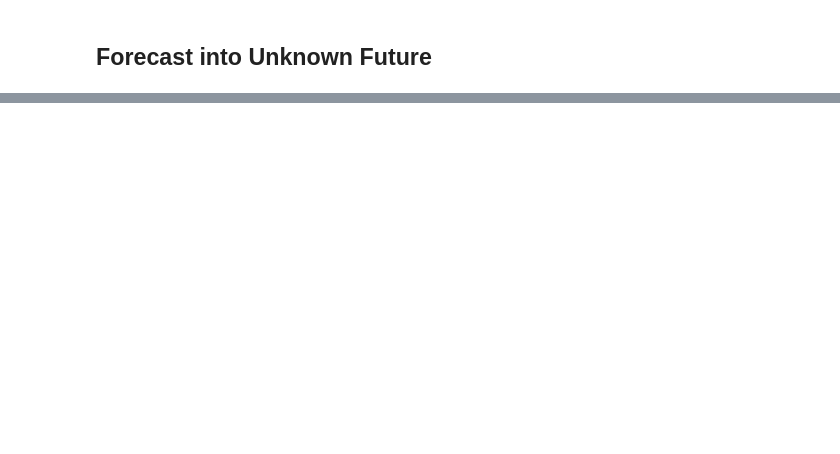
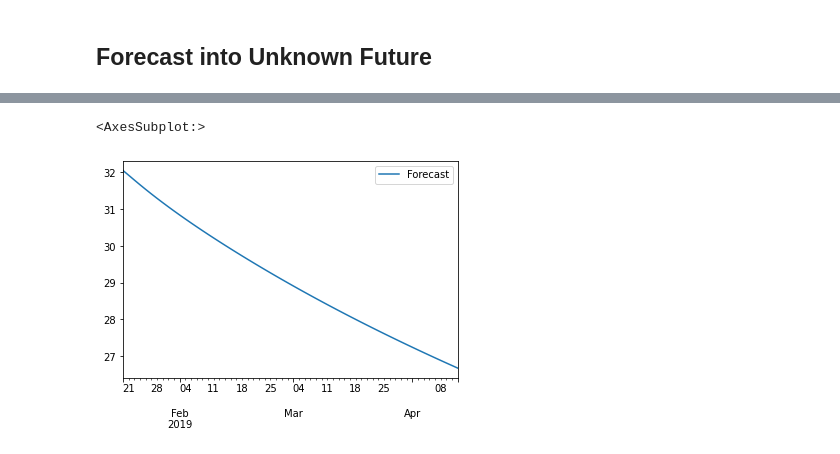
Before and after one commit to davidrtorres/Model-5-Stock-Price-Forecasting, a Jupyter notebook: LSTM_stocks_1_5_21-Copy1.ipynb, the cells around one changed output, grey strips where cells are left out. Cells and saved outputs as stored; diff of their text form; code cells hidden in the pictures; blank space fills up the shorter version.

```diff
--- a/LSTM_stocks_1_5_21-Copy1.ipynb
+++ b/LSTM_stocks_1_5_21-Copy1.ipynb
@@ -421,6 +333,6 @@ KeyboardInterrupt:
 # %%
 forecast = []
-periods = 10 #forecasting off predeiciotns, adding in more predictions
+periods = 60 #forecasting off predeiciotns, adding in more predictions
              #forecast length should be the same as test length
             #should equal intial batch length
 
@@ -435,5 +347,5 @@ for i in range(periods):
     #gets rid of 1st item and replaces it with current prediction all the way to the very end
     current_batch = np.append(current_batch[:,1:,:],[[current_pred]], axis=1)
 # %%
-# #inverse scale
-# forecast = scaler.inverse_transform(forecast)
+#inverse scale
+forecast = scaler.inverse_transform(forecast)
@@ -445,7 +390,7 @@ for i in range(periods):
 # %%
 #len(forecast)
 # %%
-# #build forecast index
-# #forecasting off predictions
-# #period should be equal to intial batch ength
-# forecast_index = pd.date_range(start='2020-01-01',periods=periods, freq='B')
+#build forecast index
+#forecasting off predictions
+#period should be equal to intial batch ength
+forecast_index = pd.date_range(start='2019-01-18',periods=periods, freq='B')
@@ -454,2 +416,2 @@ for i in range(periods):
 # %%
-#forecast_df = pd.DataFrame(data=forecast,index=forecast_index, columns=['Forecast'])
+forecast_df = pd.DataFrame(data=forecast,index=forecast_index, columns=['Forecast'])
@@ -458,3 +418,8 @@ for i in range(periods):
+# %%
+forecast_df.plot()
+# %% [output]
+<AxesSubplot:>
+[figure, added]
 # %%
 # ax=df.plot()
 # forecast_df.plot(ax=ax)
```
Also changed, not shown: parts of 76 cells of this notebook.
